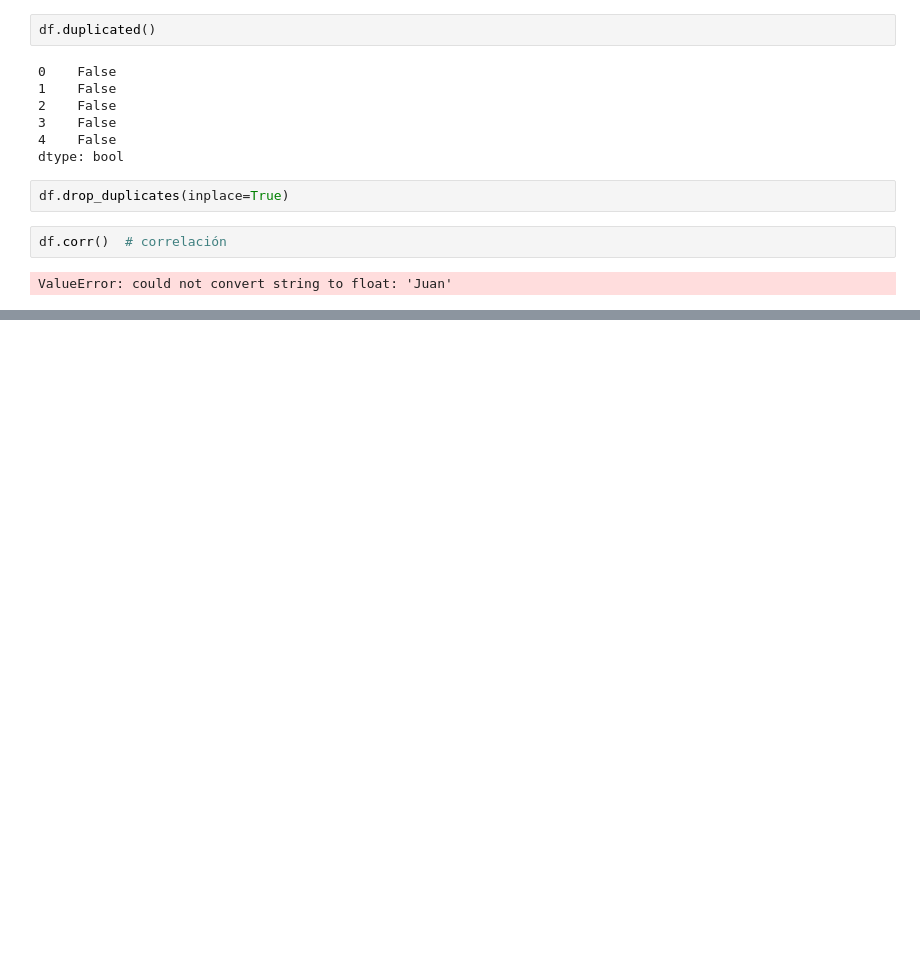
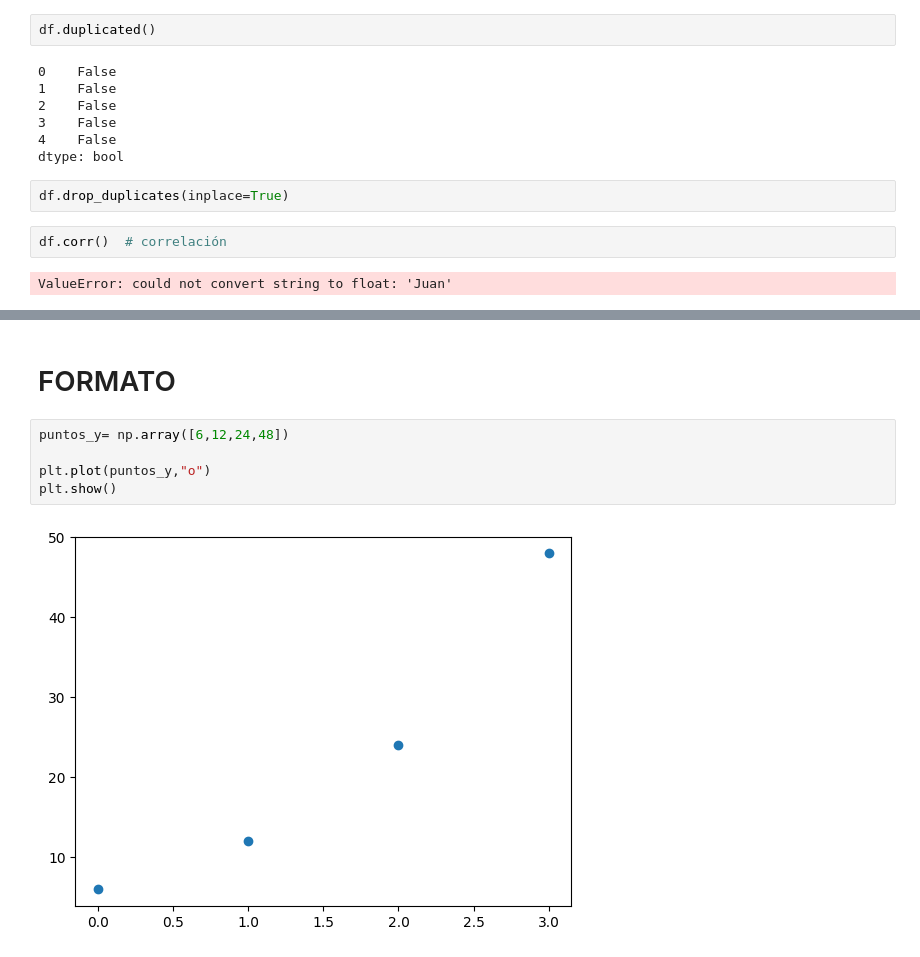
Before and after one commit to CarlosGal19/Curso-python, a Jupyter notebook: Simon/Clase 4 curso.ipynb, the cells around one changed output, grey strips where cells are left out. Cells and saved outputs as stored; diff of their text form; blank space fills up the shorter version.

```diff
--- a/Simon/Clase 4 curso.ipynb
+++ b/Simon/Clase 4 curso.ipynb
@@ -379,0 +440,9 @@ ValueError: could not convert string to float: 'Juan'
+# %% [markdown]
+# FORMATO
+# %%
+puntos_y= np.array([6,12,24,48])
+
+plt.plot(puntos_y,"o")
+plt.show()
+# %% [output]
+[figure, added]
```
Also changed, not shown: parts of 14 cells of this notebook.
